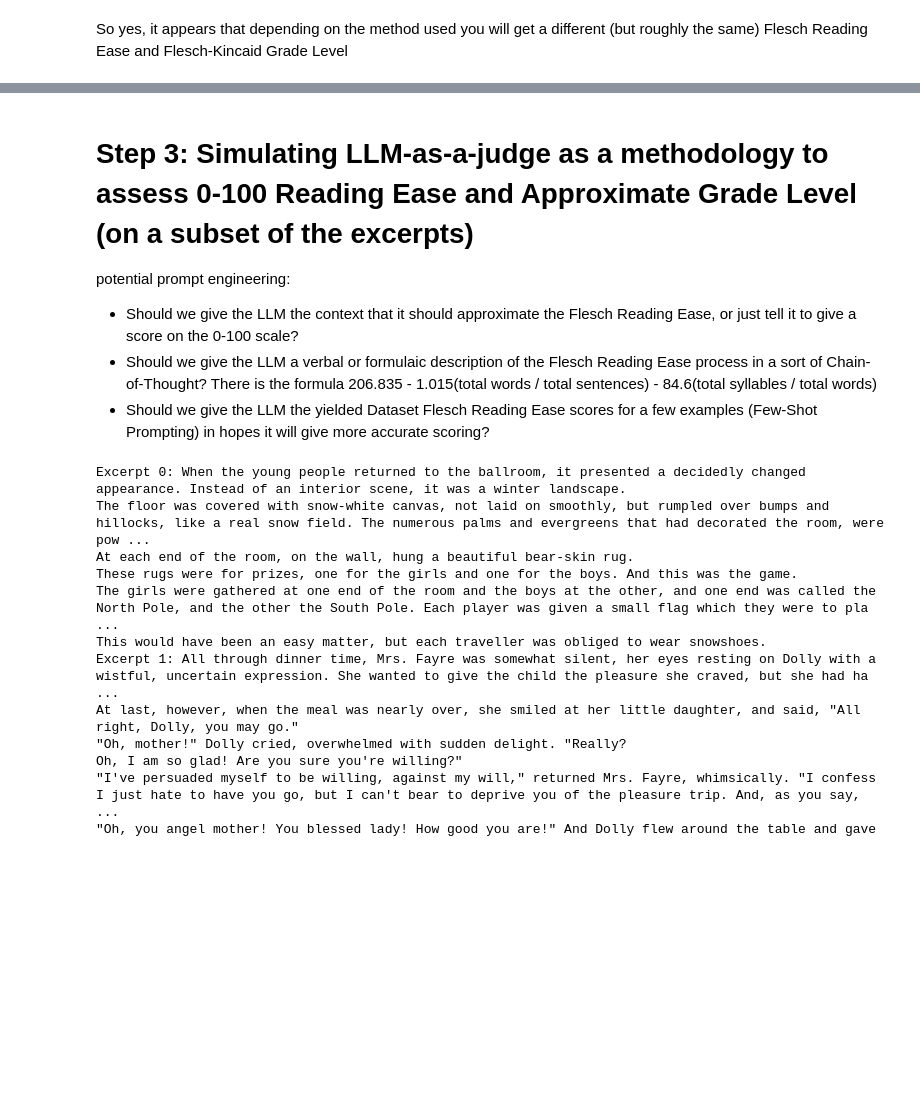
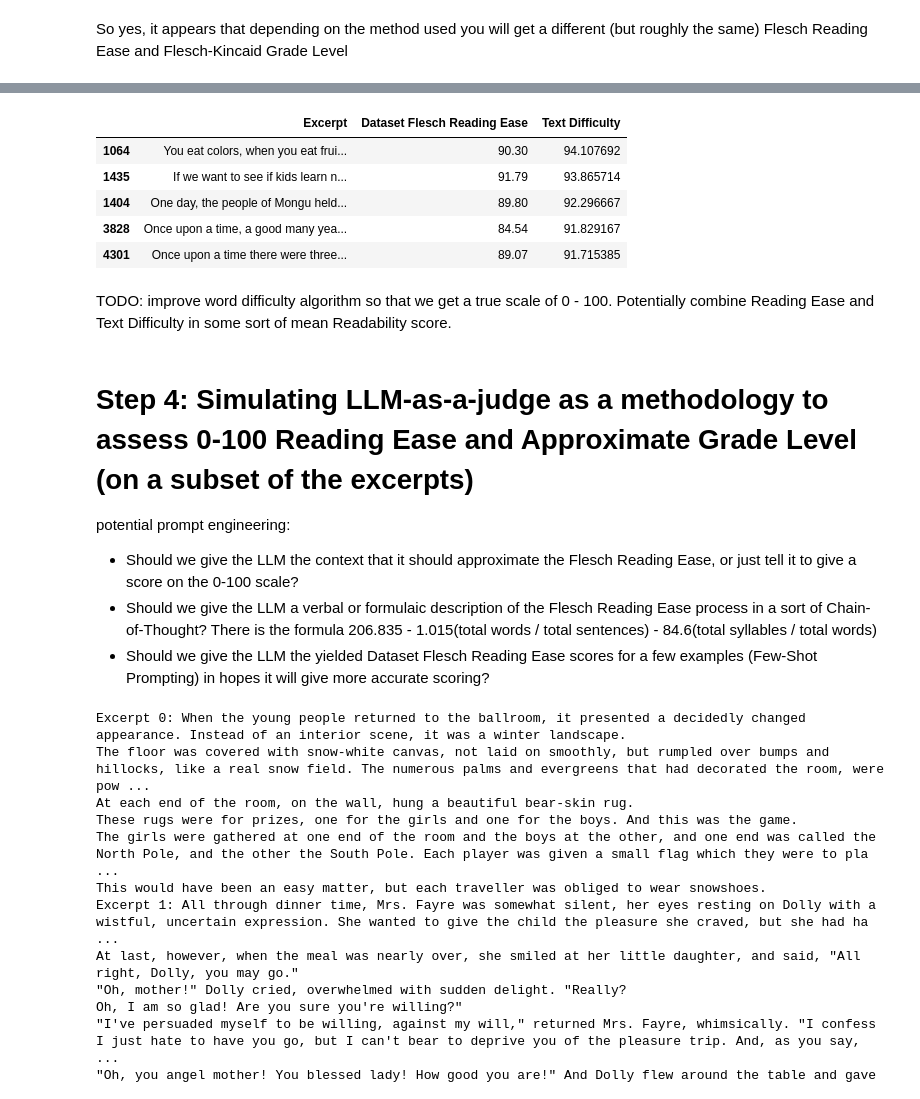
Before and after one commit to AfnanAbdul/LLM-eval-framework-comparison, a Jupyter notebook: notebooks/colby_readability_demo.ipynb, the cells around one changed output, grey strips where cells are left out. Cells and saved outputs as stored; diff of their text form; code cells hidden in the pictures; blank space fills up the shorter version.

```diff
--- a/notebooks/colby_readability_demo.ipynb
+++ b/notebooks/colby_readability_demo.ipynb
@@ -230,5 +423,17 @@ So yes, it appears that depending on the method used you will get a different (b
+# %%
+text_difficulty = clear.sort_values(by="Text Difficulty", ascending = False)[['Excerpt', 'Dataset Flesch Reading Ease', 'Text Difficulty']]
+text_difficulty.head()
+# %% [output]
+|  | Excerpt | Dataset Flesch Reading Ease | Text Difficulty |
+| 1064 | You eat colors, when you eat frui... | 90.30 | 94.107692 |
+| 1435 | If we want to see if kids learn n... | 91.79 | 93.865714 |
+| 1404 | One day, the people of Mongu held... | 89.80 | 92.296667 |
+| 3828 | Once upon a time, a good many yea... | 84.54 | 91.829167 |
+| 4301 | Once upon a time there were three... | 89.07 | 91.715385 |
+# %% [markdown]
+TODO: improve word difficulty algorithm so that we get a true scale of 0 - 100. Potentially combine Reading Ease and Text Difficulty in some sort of mean Readability score.
 # %% [markdown]
-# Step 3: Simulating LLM-as-a-judge as a methodology to assess 0-100 Reading Ease and Approximate Grade Level (on a subset of the excerpts)
+# Step 4: Simulating LLM-as-a-judge as a methodology to assess 0-100 Reading Ease and Approximate Grade Level (on a subset of the excerpts)
 
 potential prompt engineering:
 - Should we give the LLM the context that it should approximate the Flesch Reading Ease, or just tell it to give a score on the 0-100 scale?
```
Also changed, not shown: parts of 6 cells of this notebook, 1 other file.
